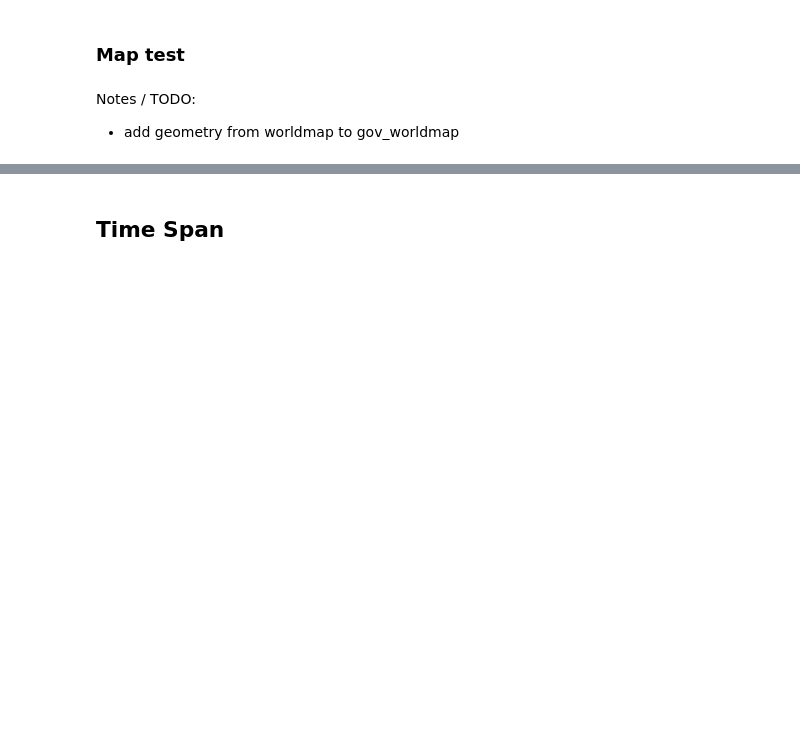
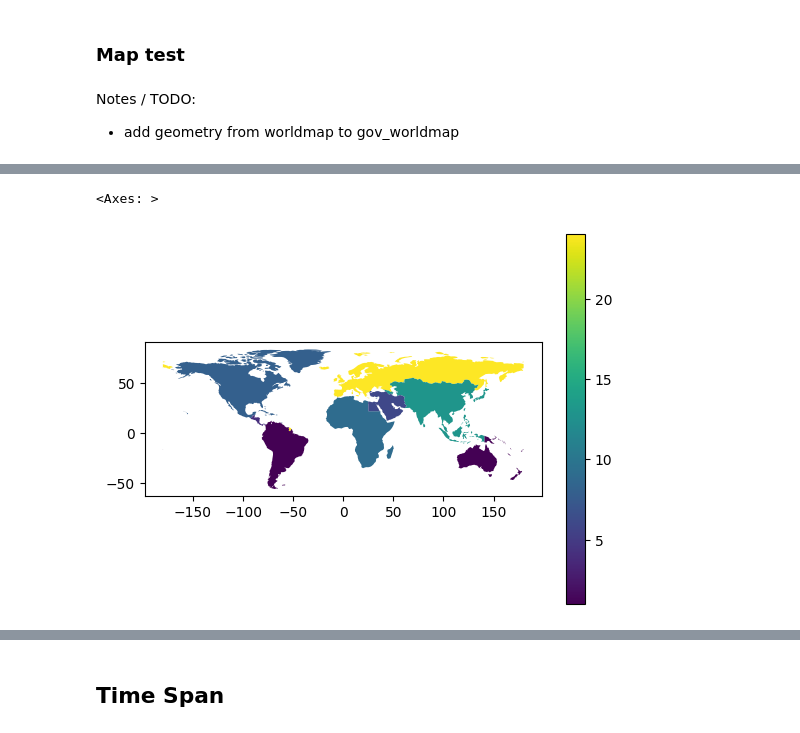
Before and after one commit to metagov/governance-archaeology, a Jupyter notebook: Exploratory_Data_Analysis_Communities.ipynb, the cells around one changed output, grey strips where cells are left out. Cells and saved outputs as stored; diff of their text form; code cells hidden in the pictures; blank space fills up the shorter version.

Commit message:
Add geomapping of community count

```diff
--- a/Exploratory_Data_Analysis_Communities.ipynb
+++ b/Exploratory_Data_Analysis_Communities.ipynb
@@ -556,0 +712,4 @@ worldmap.plot(column='pop_est', legend=True)
+# %%
+region_map['geometry'].loc[region_map['Region'] == 'South America'] = worldmap.loc[(worldmap['continent'] == 'South America')].unary_union
+# %%
+region_map['geometry'].loc[region_map['Region'] == 'Oceania'] = worldmap.loc[(worldmap['continent'] == 'Oceania')].unary_union
@@ -556,0 +728,2 @@ worldmap.plot(column='pop_est', legend=True)
+# %%
+region_counts = gov_df['Region'].value_counts().rename_axis('Region').reset_index(name='Count')
@@ -556,0 +742,2 @@ worldmap.plot(column='pop_est', legend=True)
+# %%
+merged_regions = pd.merge(region_map, region_counts, on='Region')
@@ -556,0 +756,5 @@ worldmap.plot(column='pop_est', legend=True)
+# %%
+merged_regions.plot(column='Count', legend=True)
+# %% [output]
+<Axes: >
+[figure, added]
```
Also changed, not shown: parts of 52 cells of this notebook.
